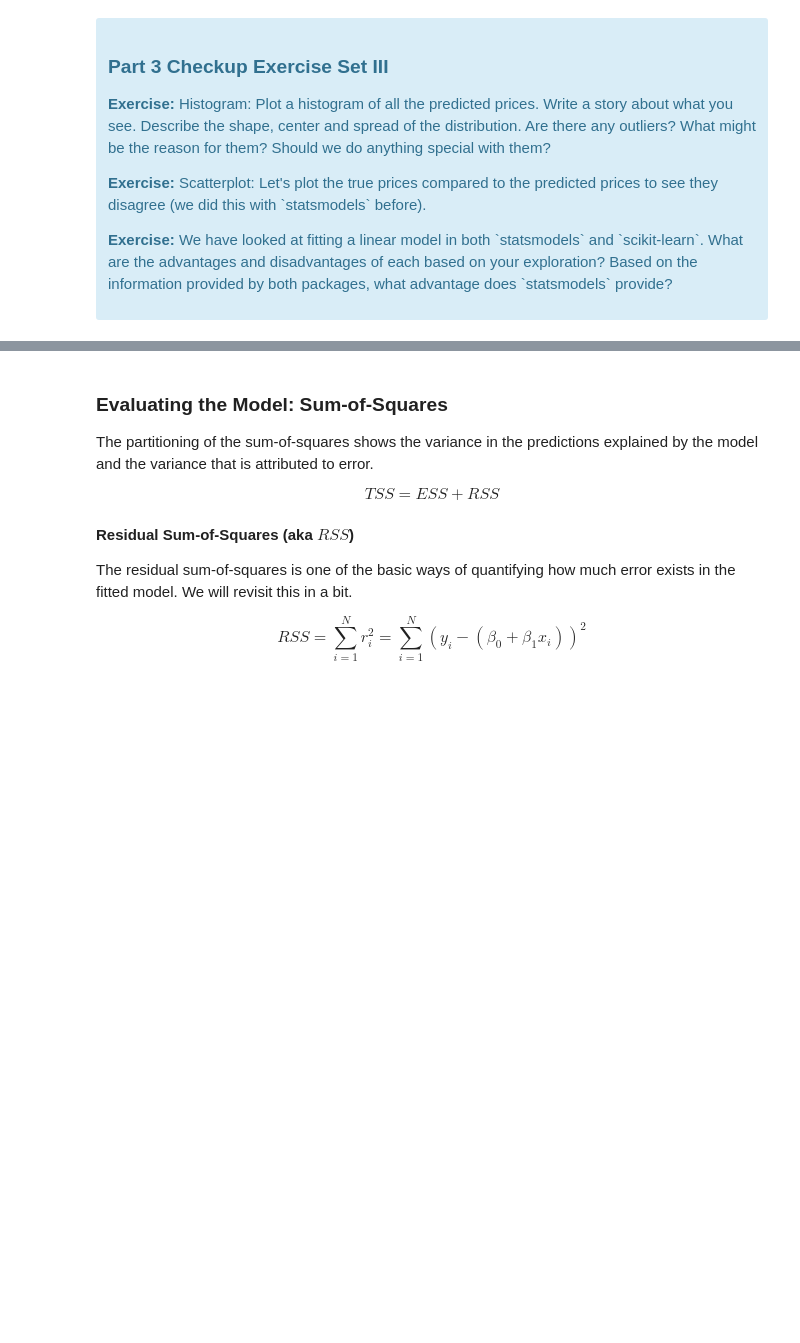
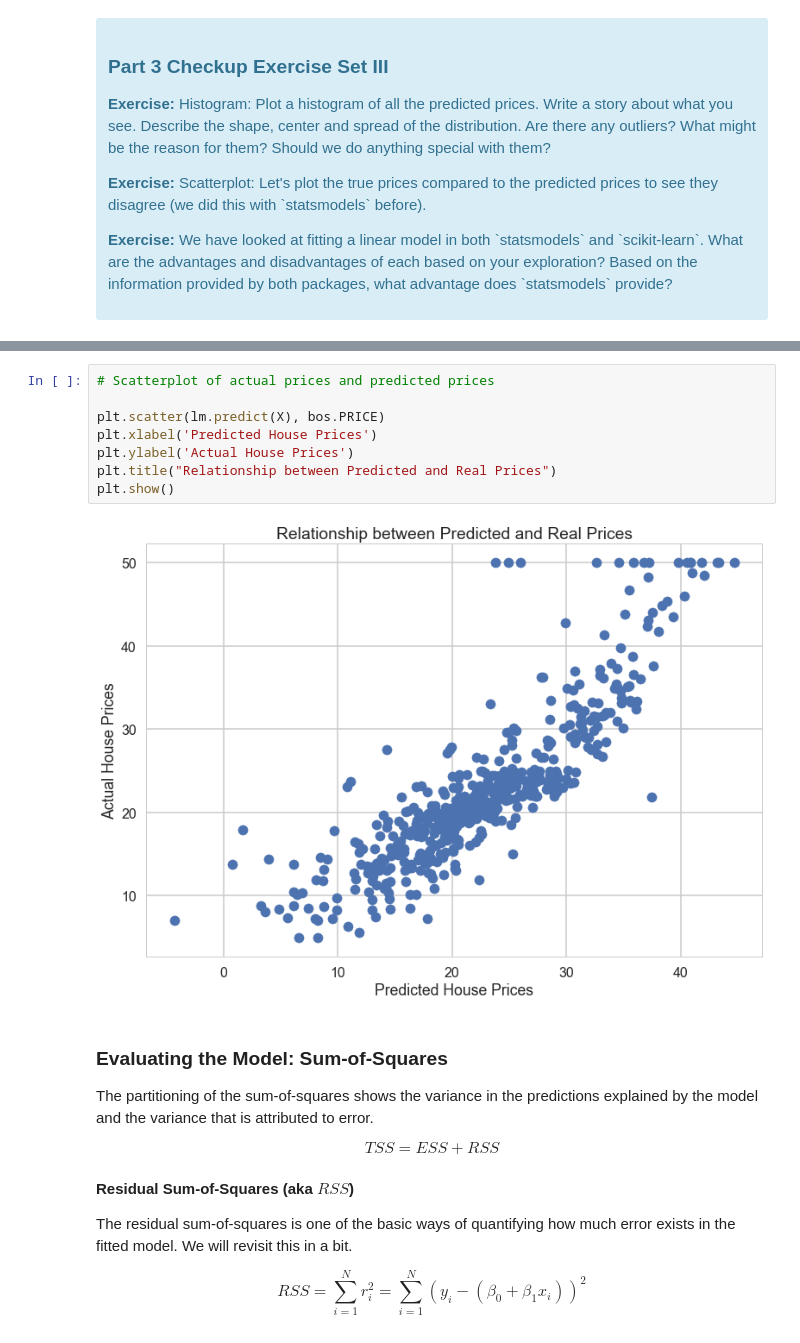
Before and after one commit to Mira2015/Intermediate_Data-_Science, a Jupyter notebook: Machine Learning/Mini_Project_Linear_Regression.ipynb, the cells around one changed output, grey strips where cells are left out. Drawn from its saved outputs; the diff is of its cells as text; blank space fills up the shorter version.

```diff
--- a/Machine Learning/Mini_Project_Linear_Regression.ipynb
+++ b/Machine Learning/Mini_Project_Linear_Regression.ipynb
@@ -534,3 +578,13 @@ lm.predict(X)[0:5]
+# %%
+# Scatterplot of actual prices and predicted prices
+
+plt.scatter(lm.predict(X), bos.PRICE)
+plt.xlabel('Predicted House Prices')
+plt.ylabel('Actual House Prices')
+plt.title("Relationship between Predicted and Real Prices")
+plt.show()
+# %% [output]
+[figure, added]
 # %% [markdown]
 ### Evaluating the Model: Sum-of-Squares
 
```
Also changed, not shown: parts of 37 cells of this notebook.
